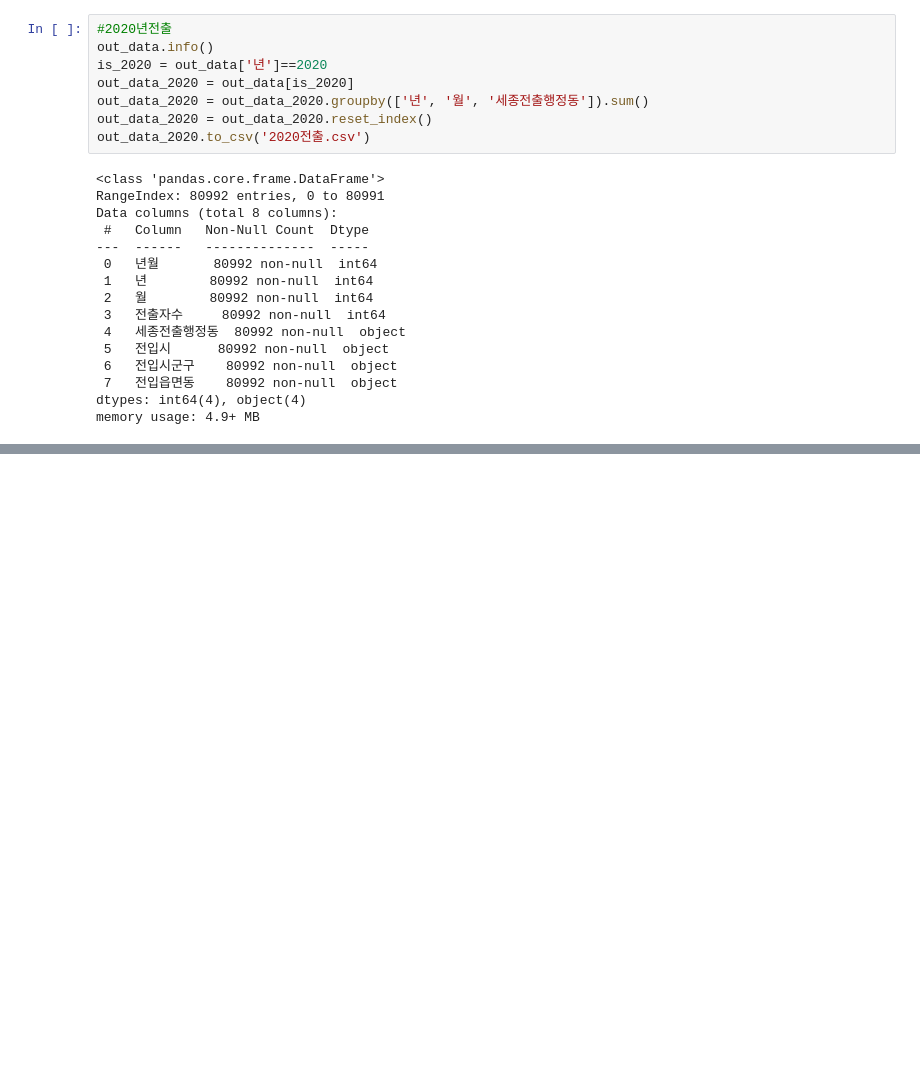
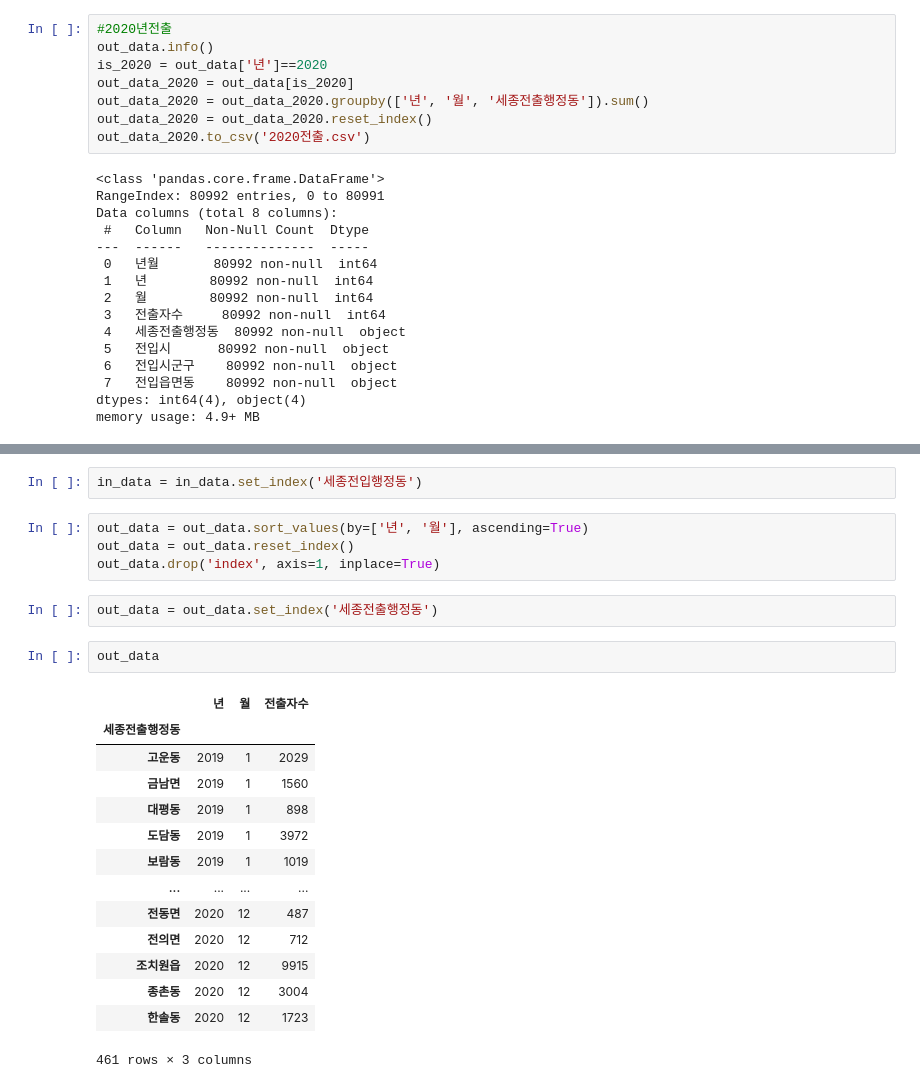
Before and after one commit to JiseonByeon96/PersonalProject, a Jupyter notebook: 세종시_2019_2020전입_전출인구_시각화.ipynb, the cells around one changed output, grey strips where cells are left out. Drawn from its saved outputs; the diff is of its cells as text; blank space fills up the shorter version.

```diff
--- a/세종시_2019_2020전입_전출인구_시각화.ipynb
+++ b/세종시_2019_2020전입_전출인구_시각화.ipynb
@@ -238,0 +265,25 @@ memory usage: 4.9+ MB
+# %%
+in_data = in_data.set_index('세종전입행정동')
+# %%
+out_data = out_data.sort_values(by=['년', '월'], ascending=True)
+out_data = out_data.reset_index()
+out_data.drop('index', axis=1, inplace=True)
+# %%
+out_data = out_data.set_index('세종전출행정동')
+# %%
+out_data
+# %% [output]
+|  | 년 | 월 | 전출자수 |
+| 세종전출행정동 |  |  |  |
+| 고운동 | 2019 | 1 | 2029 |
+| 금남면 | 2019 | 1 | 1560 |
+| 대평동 | 2019 | 1 | 898 |
+| 도담동 | 2019 | 1 | 3972 |
+| 보람동 | 2019 | 1 | 1019 |
+| ... | ... | ... | ... |
+| 전동면 | 2020 | 12 | 487 |
+| 전의면 | 2020 | 12 | 712 |
+| 조치원읍 | 2020 | 12 | 9915 |
+| 종촌동 | 2020 | 12 | 3004 |
+| 한솔동 | 2020 | 12 | 1723 |
+461 rows × 3 columns
```
Also changed, not shown: parts of 14 cells of this notebook.
